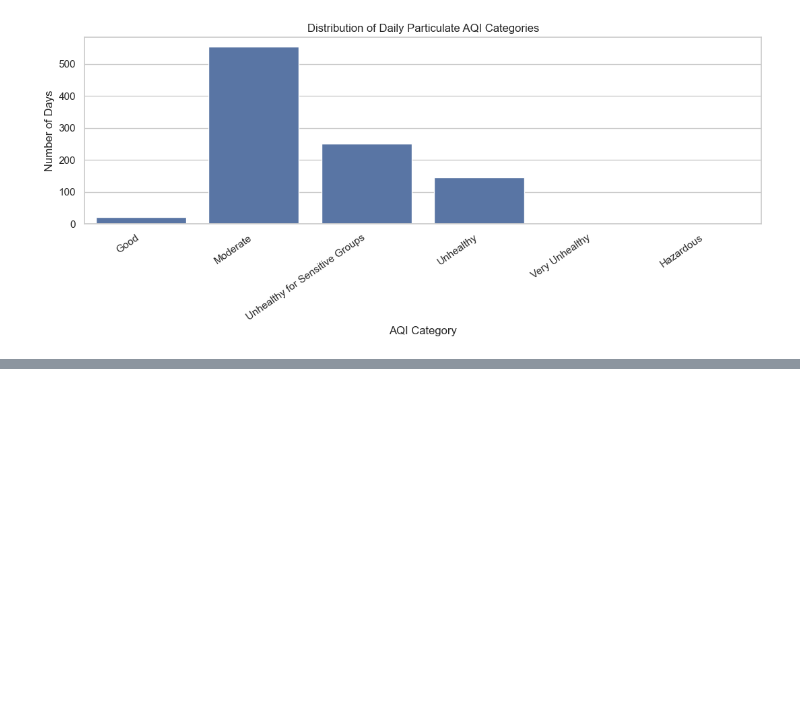
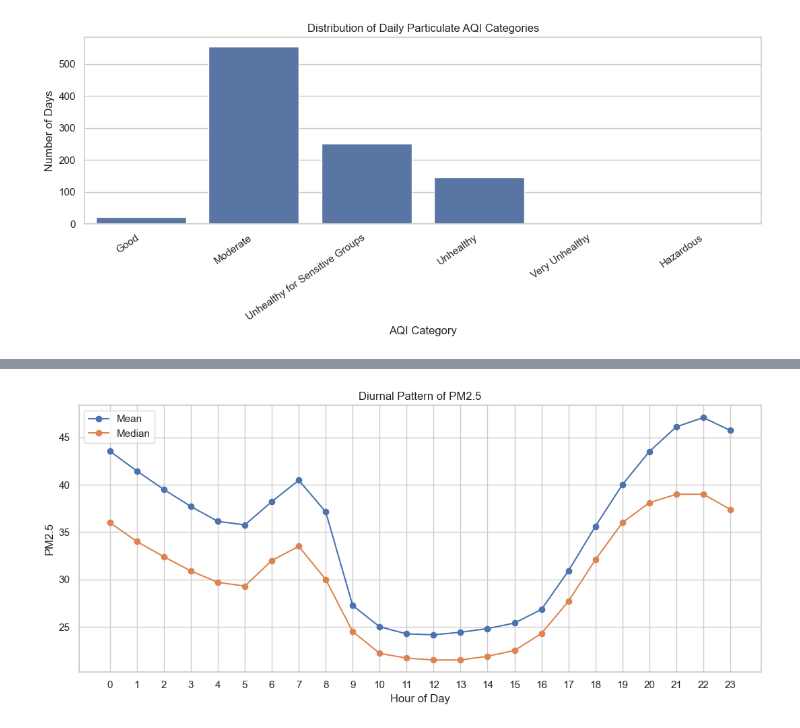
Before and after one commit to rubeshnpl13/Kathmandu-Air-Quality-Intelligence, a Jupyter notebook: notebooks/04_exploratory_data_analysis.ipynb, the cells around one changed output, grey strips where cells are left out. Cells and saved outputs as stored; diff of their text form; code cells hidden in the pictures; blank space fills up the shorter version.

Commit message:
Checked patterns hourly, daily, weekly, monthly and annual

```diff
--- a/notebooks/04_exploratory_data_analysis.ipynb
+++ b/notebooks/04_exploratory_data_analysis.ipynb
@@ -406,0 +409,13 @@ plt.show()
+# %%
+hourly_pm25_pattern = (
+    hourly
+    .groupby('hour')['pm25']
+    .agg([
+        'mean',
+        'median',
+        'std',
+        'count'
+    ])
+)
+
+hourly_pm25_pattern
@@ -406,0 +441,31 @@ plt.show()
+# %%
+plt.figure(figsize=(11, 5))
+
+plt.plot(
+    hourly_pm25_pattern.index,
+    hourly_pm25_pattern['mean'],
+    marker='o',
+    label='Mean'
+)
+
+plt.plot(
+    hourly_pm25_pattern.index,
+    hourly_pm25_pattern['median'],
+    marker='o',
+    label='Median'
+)
+
+plt.xticks(range(24))
+
+plt.title(
+    'Diurnal Pattern of PM2.5'
+)
+
+plt.xlabel('Hour of Day')
+plt.ylabel('PM2.5')
+
+plt.legend()
+plt.tight_layout()
+plt.show()
+# %% [output]
+[figure, added]
```
Also changed, not shown: parts of 12 cells of this notebook.
